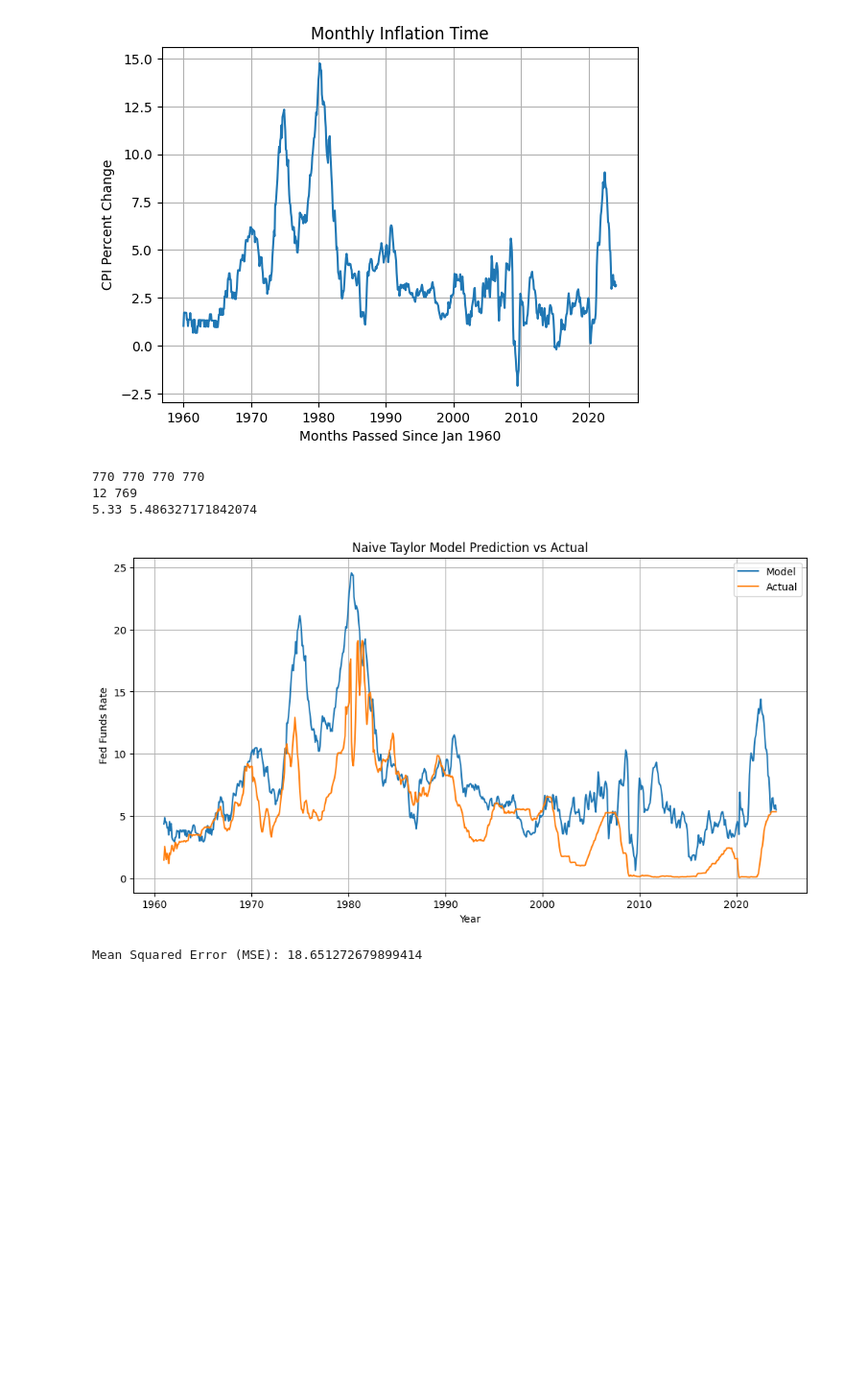
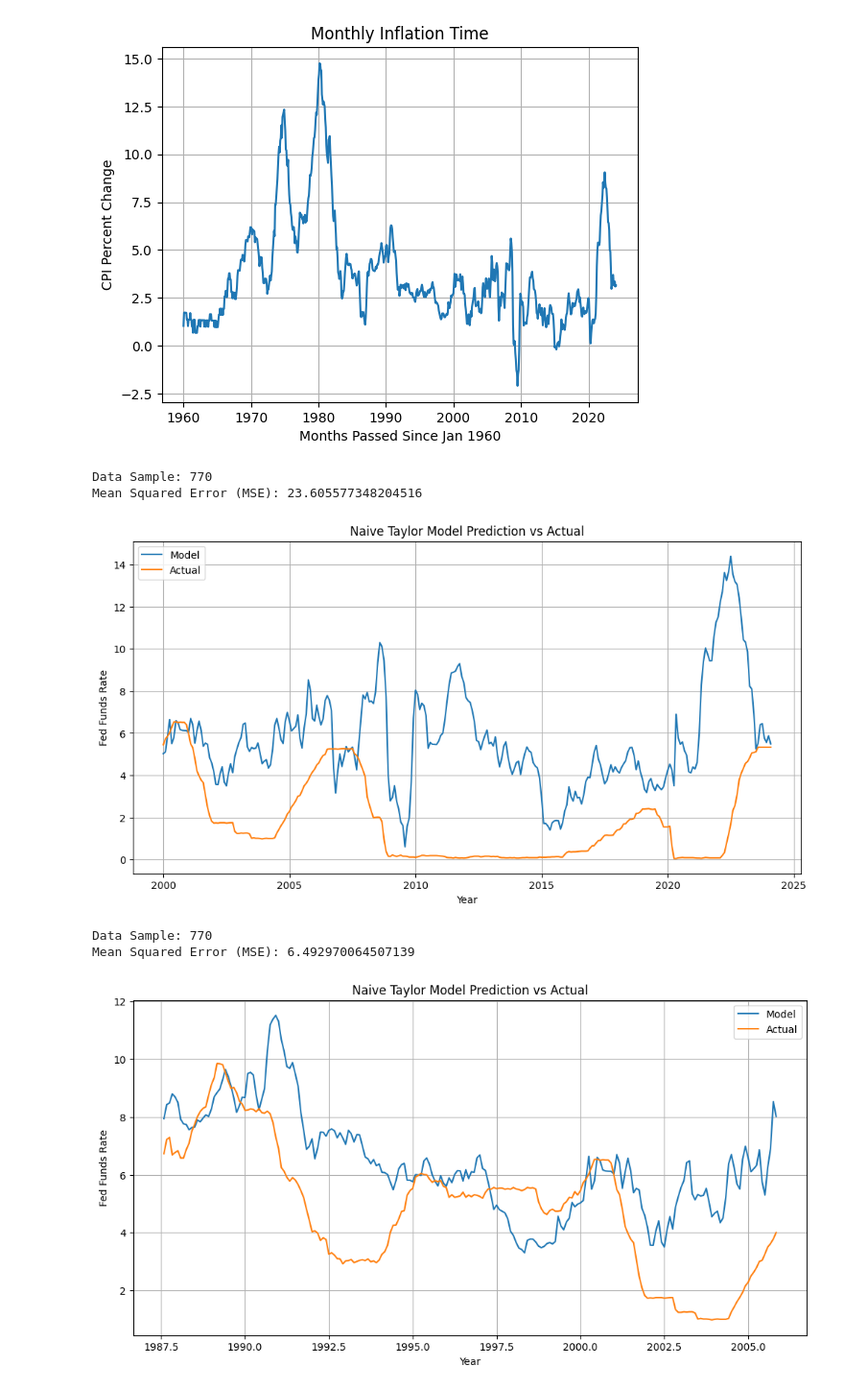
Before and after one commit to landy8697/FedFundsPrediction, a Jupyter notebook: Data_Organization/plotting.ipynb, the cells around one changed output. Shown at 96% size. Drawn from its saved outputs; the diff is of its cells as text; code cells hidden in the pictures; blank space fills up the shorter version.

```diff
--- a/Data_Organization/plotting.ipynb
+++ b/Data_Organization/plotting.ipynb
@@ -86,48 +87,55 @@ plt.show()
 # %%
 #Applying Taylor Model
 
 # rt = 1 + 1.5p_t-1 + .5(u_t–1 – 4)
 #1959 Dec Unem: 5.3
 
 #GREENSPAN
 # START_YEAR = 1987 #Do not set below Feb 1961
 # START_MONTH = 'Aug'
 
 # END_YEAR = 2005 #Do not set above Feb 2024
 # END_MONTH = 'Nov'
 
-START_YEAR = 1961
+START_YEAR = 2000
 START_MONTH = 'Jan'
 
 END_YEAR = 2024
 END_MONTH = 'Feb'
 
-START_INDEX = getIndexFromYearMonth(START_YEAR, START_MONTH)
-END_INDEX = getIndexFromYearMonth(END_YEAR, END_MONTH)
+def getNaiveTaylorModel(year_i, month_i, year_f, month_f, plot):
+    START_INDEX = getIndexFromYearMonth(year_i, month_i)
+    END_INDEX = getIndexFromYearMonth(year_f, month_f)
 
-taylor_model = [0]
-for i in range(1, len(months_passed)):
-    taylor_model.append(1 + 1.5*CPI_monthly[i-1] + 0.5*(unem_data[i-1] - 4))
-print(len(years_passed), len(months_passed), len(taylor_model), len(fed_data))
-print(START_INDEX, END_INDEX)
-print(fed_data[770-1], taylor_model[770-1])
+    taylor_model = [0]
+    for i in range(1, len(months_passed)):
+        taylor_model.append(1 + 1.5*CPI_monthly[i-1] + 0.5*(unem_data[i-1] - 4))
+    print("Data Sample:", len(years_passed))
+    # print(START_INDEX, END_INDEX)
+    # print(fed_data[770-1], taylor_model[770-1])
 
-plt.figure(figsize=(12, 6))
-plt.plot(years_passed[START_INDEX:END_INDEX+1], taylor_model[START_INDEX:END_INDEX+1], linewidth=1.5, label='Model')
-plt.plot(years_passed[START_INDEX:END_INDEX+1], fed_data[START_INDEX:END_INDEX+1], linewidth=1.5, label='Actual')
-plt.title('Naive Taylor Model Prediction vs Actual')
-plt.xlabel(f'Year')
-plt.ylabel('Fed Funds Rate')
-plt.legend()
-plt.grid(True)
-plt.show()
+    mse = mean_squared_error(fed_data[START_INDEX:END_INDEX+1], taylor_model[START_INDEX:END_INDEX+1])
+    print("Mean Squared Error (MSE):", mse)
 
-mse = mean_squared_error(fed_data[START_INDEX:END_INDEX+1], taylor_model[START_INDEX:END_INDEX+1])
-print("Mean Squared Error (MSE):", mse)
+    if(plot):
+        plt.figure(figsize=(12, 6))
+        plt.plot(years_passed[START_INDEX:END_INDEX+1], taylor_model[START_INDEX:END_INDEX+1], linewidth=1.5, label='Model')
+        plt.plot(years_passed[START_INDEX:END_INDEX+1], fed_data[START_INDEX:END_INDEX+1], linewidth=1.5, label='Actual')
+        plt.title('Naive Taylor Model Prediction vs Actual')
+        plt.xlabel(f'Year')
+        plt.ylabel('Fed Funds Rate')
+        plt.legend()
+        plt.grid(True)
+        plt.show()
+
+getNaiveTaylorModel(START_YEAR, START_MONTH, END_YEAR, END_MONTH, True)
+
+getNaiveTaylorModel(1987, 'Aug', 2005, 'Nov', True)
 # %% [output]
-770 770 770 770
-12 769
-5.33 5.486327171842074
+Data Sample: 770
+Mean Squared Error (MSE): 23.605577348204516
-[figure, old version]
+[figure, new version]
-Mean Squared Error (MSE): 18.651272679899414
+Data Sample: 770
+Mean Squared Error (MSE): 6.492970064507139
+[figure, added]
 # %%
```
Also changed, not shown: parts of 7 cells of this notebook, 1 other file.
